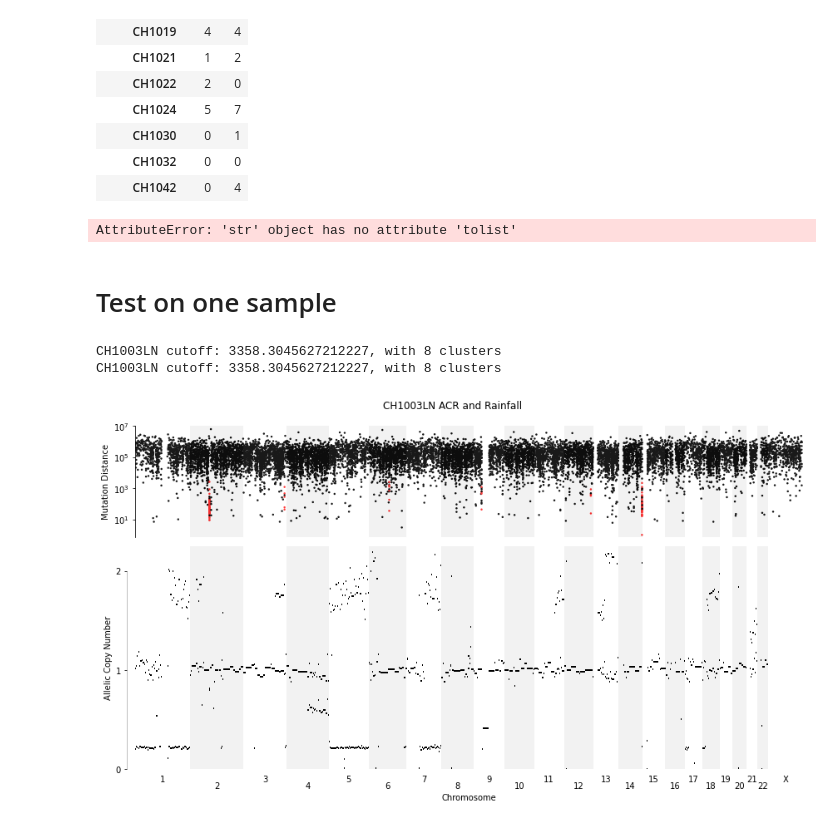
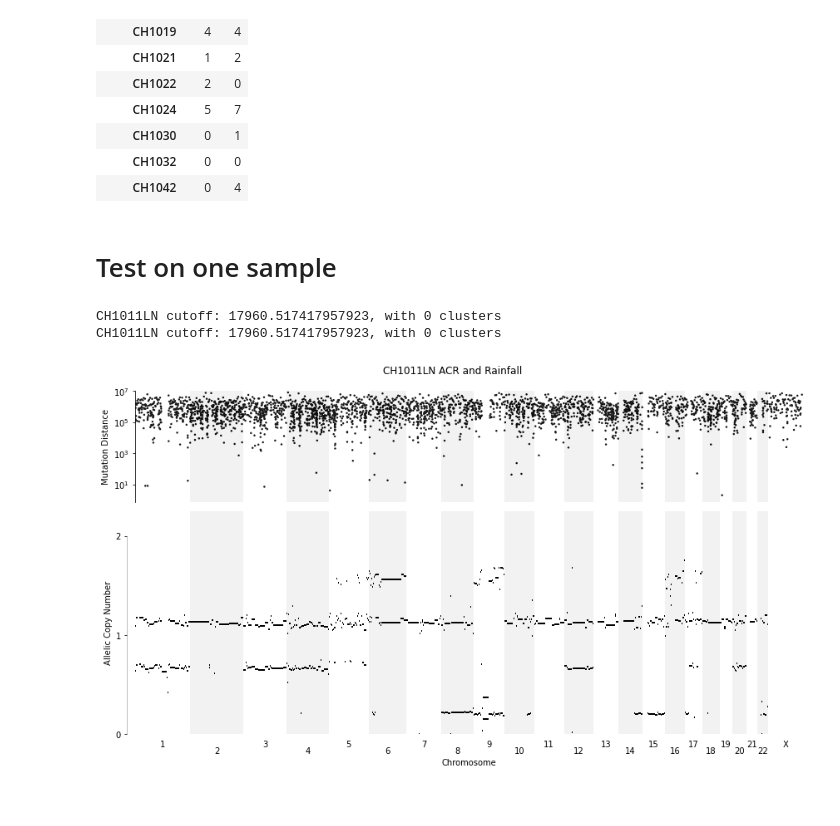
Before and after one commit to liangli217/Richters-WGS-UK, a Jupyter notebook: plot_kataegis.ipynb, the cells around one changed output. Saved outputs shown, nothing was run; the diff lists cells and outputs as text; code cells hidden in the pictures.

Commit message:
added kataegis plot

```diff
--- a/plot_kataegis.ipynb
+++ b/plot_kataegis.ipynb
@@ -12,0 +76,14 @@ from matplotlib.backends.backend_pdf import PdfPages
+# %%
+def plot_acr(seg_df, sample_name, csize, ax=None, segment_colors='difference'):
+    """Wrapper for the plot_acr_static method, adding additional layout changes."""
+    if not ax:
+        fig, ax = plt.subplots()
+        ax.set_title(f'{sample_name} ACR Plot')
+
+    plot_acr_static(seg_df, ax, csize, segment_colors=segment_colors, sigmas=False, min_seg_lw=2, y_upper_lim=2)
+
+    ax.set_ylim(0, 2.25)
+    plt.setp(ax.spines.values(), color='gray', lw=.5)
+    plt.setp([ax.get_xticklines(), ax.get_yticklines()], color='gray', lw=.5)
+
+    return ax
@@ -189,10 +489,6 @@ summary_kataegis.pivot(columns = 'Sample_type', index = 'Patient', values ='Numb
 | CH1030 | 0 | 1 |
 | CH1032 | 0 | 0 |
 | CH1042 | 0 | 4 |
-# %%
-summary_kataegis.Clusters[30].tolist()
-# %% [output]
-AttributeError: 'str' object has no attribute 'tolist'
 # %% [markdown]
 # Test on one sample
 # %%
@@ -221,36 +517,36 @@ marker_alpha = 1
 fig_width = 12  # generally use 12 for full plot, ~4 for 2-3 chromosomes
 ffpe_filter_threshold = 0.2
 
 
 
-maf_fn = 'CH1003LN-CH1003GL.validated.maf'
-seg_fn = 'CH1003LN-CH1003GL.tsv'
-sample_name ='CH1003LN'
+maf_fn = 'example_validated.maf'
+seg_fn = 'example_segfile.tsv'
+sample_name ='CH1011LN'
 
 fig, ax = plt.subplots(2, 1, sharex=True, figsize=(fig_width, 7), tight_layout=True, gridspec_kw={'height_ratios':[1,2]})
 maf = pd.read_csv(maf_fn, sep='\t', comment='#', usecols=cols)
 maf['vaf'] = maf.apply(lambda x: x['t_alt_count'] / (x['t_alt_count'] + x['t_ref_count']), axis=1)
 
 # Filter to consider only mutations with VAF > 0.2
 maf = maf[maf['vaf'] > ffpe_filter_threshold]
 
 clusters, cutoff_val, clust_df = get_kataegis_clusters(maf, csize, sample_name)
 
 plot_rainfall(maf, sample_name, csize, ax=ax[0], marker_colors='highlight', alpha=marker_alpha)
 plot_acr(pd.read_csv(seg_fn, sep='\t', comment='#'), sample_name, csize, ax=ax[1], segment_colors=segment_colors)
 
 fig.suptitle(f'{sample_name} ACR and Rainfall')
 fig.subplots_adjust(top=0.95)
 
 ax[0].spines['top'].set_visible(False)
 ax[0].spines['right'].set_visible(False)
 ax[0].spines['bottom'].set_visible(False)
 ax[1].spines['top'].set_visible(False)
 ax[1].spines['right'].set_visible(False)
 ax[1].spines['bottom'].set_visible(False)
 
 ax[0].tick_params(axis='x', bottom=False)
 # %% [output]
-CH1003LN cutoff: 3358.3045627212227, with 8 clusters
-CH1003LN cutoff: 3358.3045627212227, with 8 clusters
+CH1011LN cutoff: 17960.517417957923, with 0 clusters
+CH1011LN cutoff: 17960.517417957923, with 0 clusters
-[figure, old version]
+[figure, new version]
```
Also changed, not shown: parts of 24 cells of this notebook.
